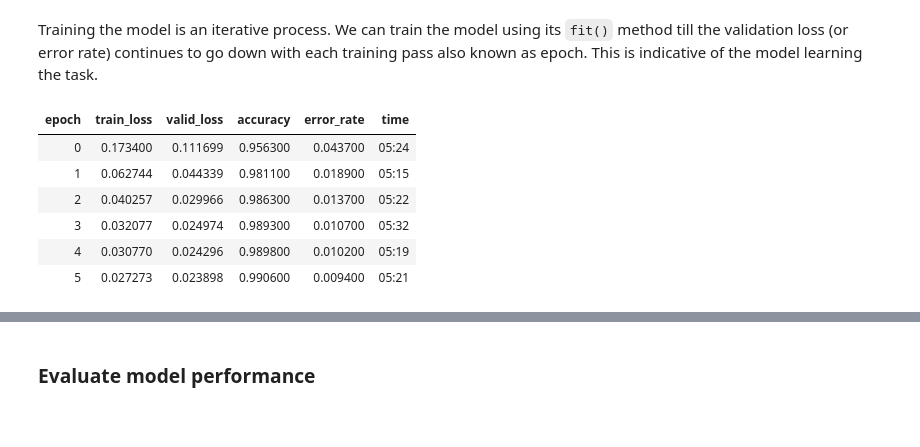
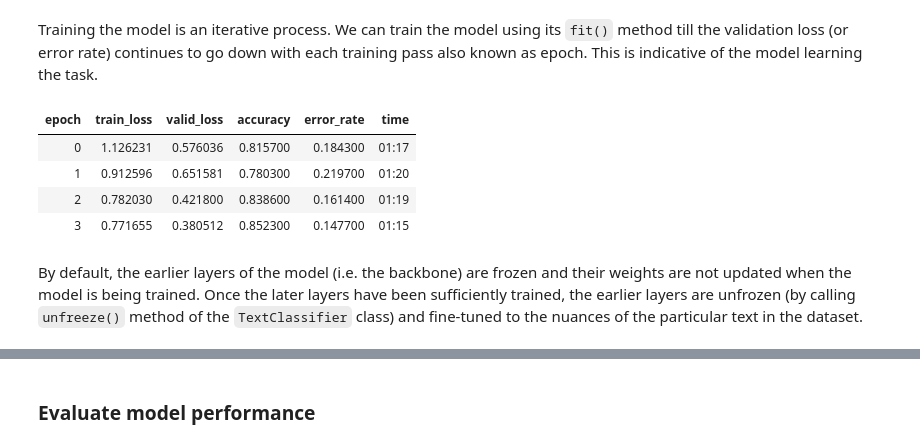
Before and after one commit to manentif/Esri, a Jupyter notebook: guide/14-deep-learning/text-classification.ipynb, the cells around one changed output, grey strips where cells are left out. Cells and saved outputs as stored; diff of their text form; code cells hidden in the pictures; blank space fills up the shorter version.

```diff
--- a/guide/14-deep-learning/text-classification.ipynb
+++ b/guide/14-deep-learning/text-classification.ipynb
@@ -214,12 +214,12 @@ model.lr_find()
 # %% [markdown]
 Training the model is an iterative process. We can train the model using its `fit()` method till the validation loss (or error rate) continues to go down with each training pass also known as epoch. This is indicative of the model learning the task.
 # %%
-model.fit(epochs=6, lr=0.001)
+model.fit(epochs=4, lr=0.001)
 # %% [output]
 | epoch | train_loss | valid_loss | accuracy | error_rate | time |
-| 0 | 0.173400 | 0.111699 | 0.956300 | 0.043700 | 05:24 |
-| 1 | 0.062744 | 0.044339 | 0.981100 | 0.018900 | 05:15 |
-| 2 | 0.040257 | 0.029966 | 0.986300 | 0.013700 | 05:22 |
-| 3 | 0.032077 | 0.024974 | 0.989300 | 0.010700 | 05:32 |
-| 4 | 0.030770 | 0.024296 | 0.989800 | 0.010200 | 05:19 |
-| 5 | 0.027273 | 0.023898 | 0.990600 | 0.009400 | 05:21 |
+| 0 | 1.126231 | 0.576036 | 0.815700 | 0.184300 | 01:17 |
+| 1 | 0.912596 | 0.651581 | 0.780300 | 0.219700 | 01:20 |
+| 2 | 0.782030 | 0.421800 | 0.838600 | 0.161400 | 01:19 |
+| 3 | 0.771655 | 0.380512 | 0.852300 | 0.147700 | 01:15 |
+# %% [markdown]
+By default, the earlier layers of the model (i.e. the backbone) are frozen and their weights are not updated when the model is being trained. Once the later layers have been sufficiently trained, the earlier layers are unfrozen (by calling `unfreeze()` method of the `TextClassifier` class) and fine-tuned to the nuances of the particular text in the dataset.
```
Also changed, not shown: parts of 6 cells of this notebook, 1 other file.
